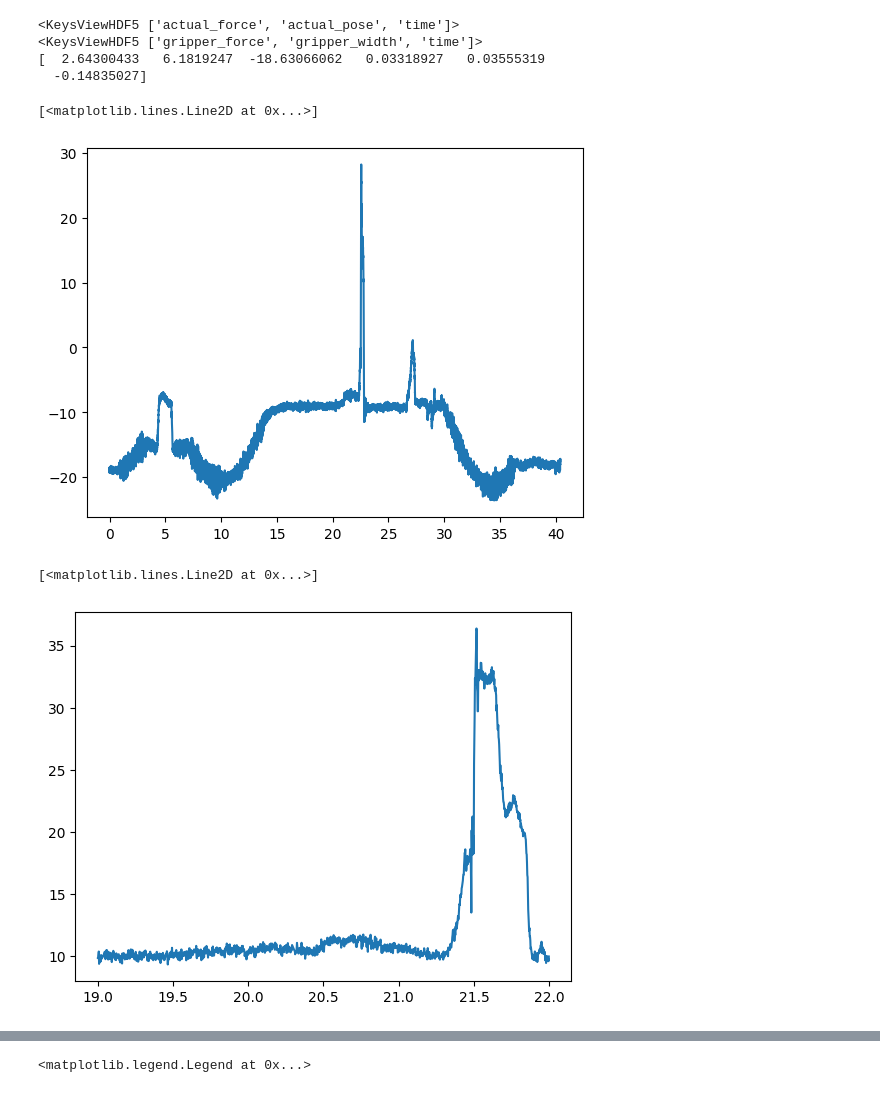
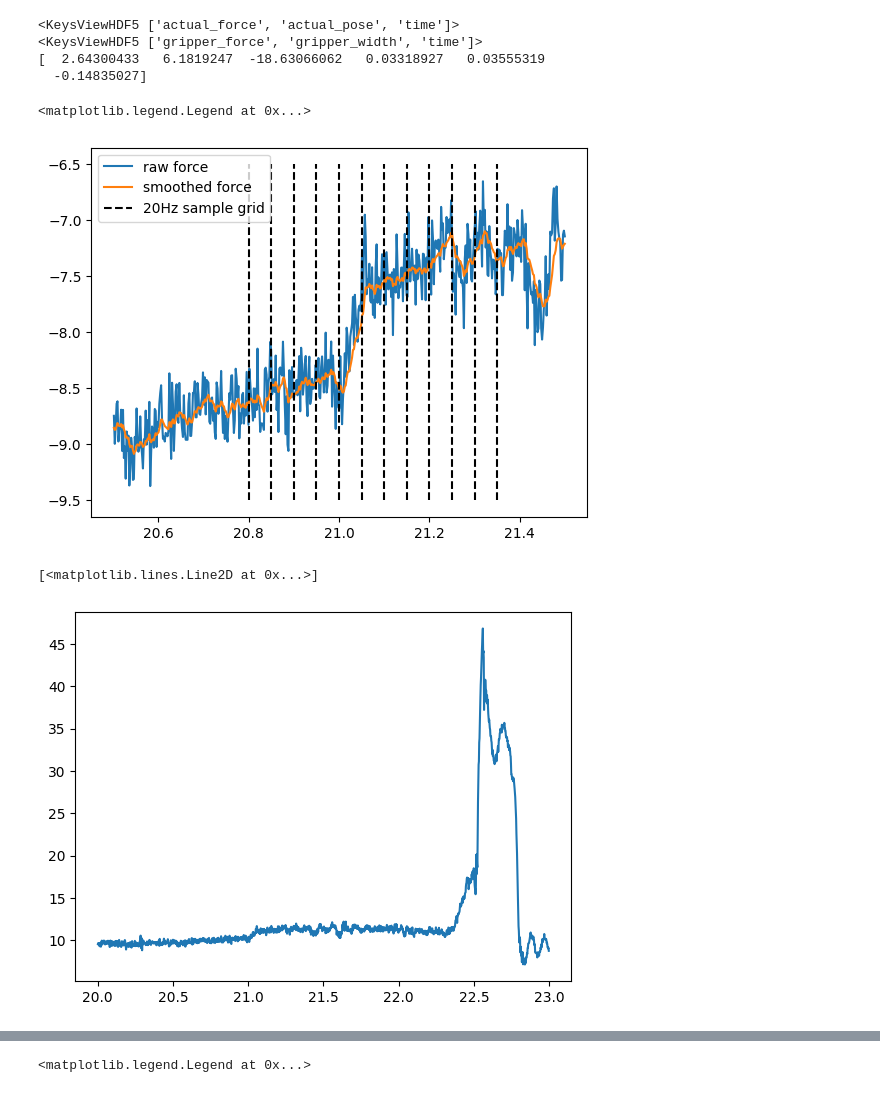
Before and after one commit to tooflesswulf/ethernet-plugging, a Jupyter notebook: notebooks/fail-force-profiles.ipynb, the cells around one changed output, grey strips where cells are left out. Saved outputs shown, nothing was run; the diff lists cells and outputs as text; code cells hidden in the pictures.

```diff
--- a/notebooks/fail-force-profiles.ipynb
+++ b/notebooks/fail-force-profiles.ipynb
@@ -28,7 +28,7 @@ summary = {
 }
 # %%
 # basedir = pathlib.Path('../data/logs-collectfailures/75rl-rtc/episode000009')
-basedir = pathlib.Path('../data/ethernet_plugin_unplug/episode000015/')
+basedir = pathlib.Path('../../data/old/ethernet_plugin_unplug/episode000015/')
 with h5py.File(basedir / 'rawdata.h5', 'r') as f:
     print(f['robot_obs'].keys())
     print(f['gripper_obs'].keys())
@@ -44,8 +44,19 @@ print(actual_force[0])
 <KeysViewHDF5 ['gripper_force', 'gripper_width', 'time']>
 [  2.64300433   6.1819247  -18.63066062   0.03318927   0.03555319
   -0.14835027]
+# %%
+import pandas as pd
+df = pd.DataFrame({'fz': actual_force[:,2]})
+df['ewma'] = df['fz'].ewm(span=15, adjust=False).mean()
 # %%
-plt.plot(fts, actual_force[:, 2])
+sel = (20.5 < fts) & (fts < 21.5)
+plt.plot(fts[sel], actual_force[sel, 2])
+plt.plot(fts[sel], df['ewma'][sel])
+
+xx = np.arange(20.8, 21.4, .05)
+plt.vlines(xx, -9.5, -6.5, colors='k', linestyles='dashed')
+
+plt.legend(['raw force', 'smoothed force', '20Hz sample grid'])
 # %% [output]
-[<matplotlib.lines.Line2D at 0x...>]
+<matplotlib.legend.Legend at 0x...>
-[figure, old version]
+[figure, new version]
@@ -60,11 +63,16 @@ lims = (0, nim - 1)
 # %%
-times = (19, 22)
+times = (20, 23)
+
+lims = (
+    np.abs(its - times[0]).argmin(),
+    np.abs(its - times[1]).argmin(),
+)
 
 sel = (times[0] < fts) & (fts < times[1])
 plt.plot(fts[sel], actual_force[sel, 2] - actual_force[0, 2])
 # %% [output]
 [<matplotlib.lines.Line2D at 0x...>]
-[figure, old version]
+[figure, new version]
 # %%
 @interact(ix=lims)
 def fun(ix):
```
Also changed, not shown: parts of 4 cells of this notebook.
